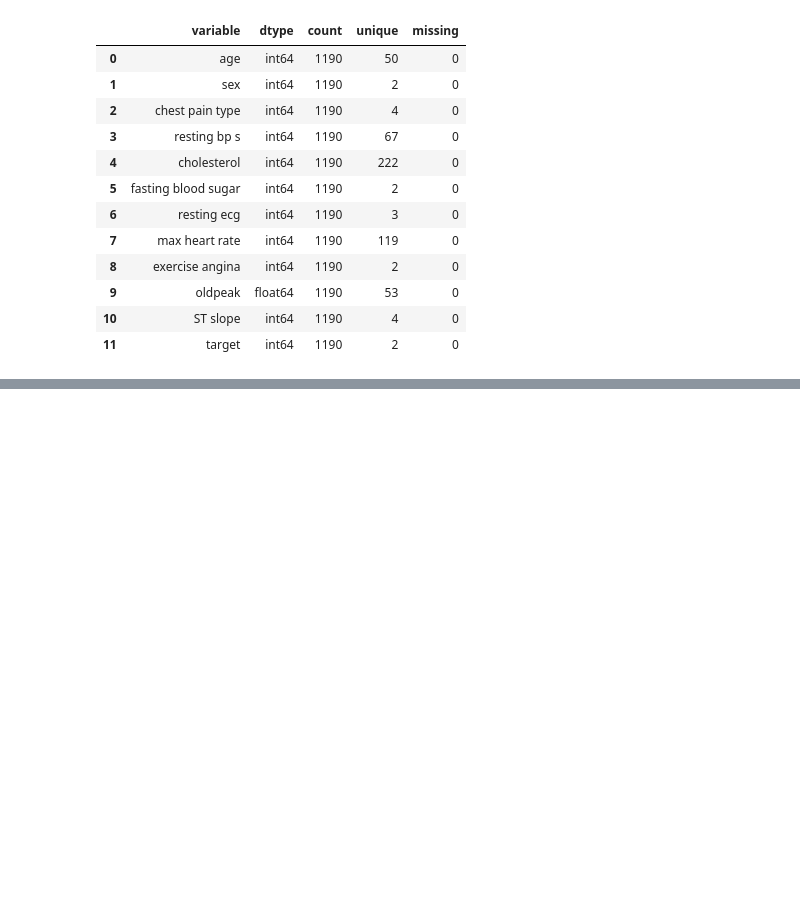
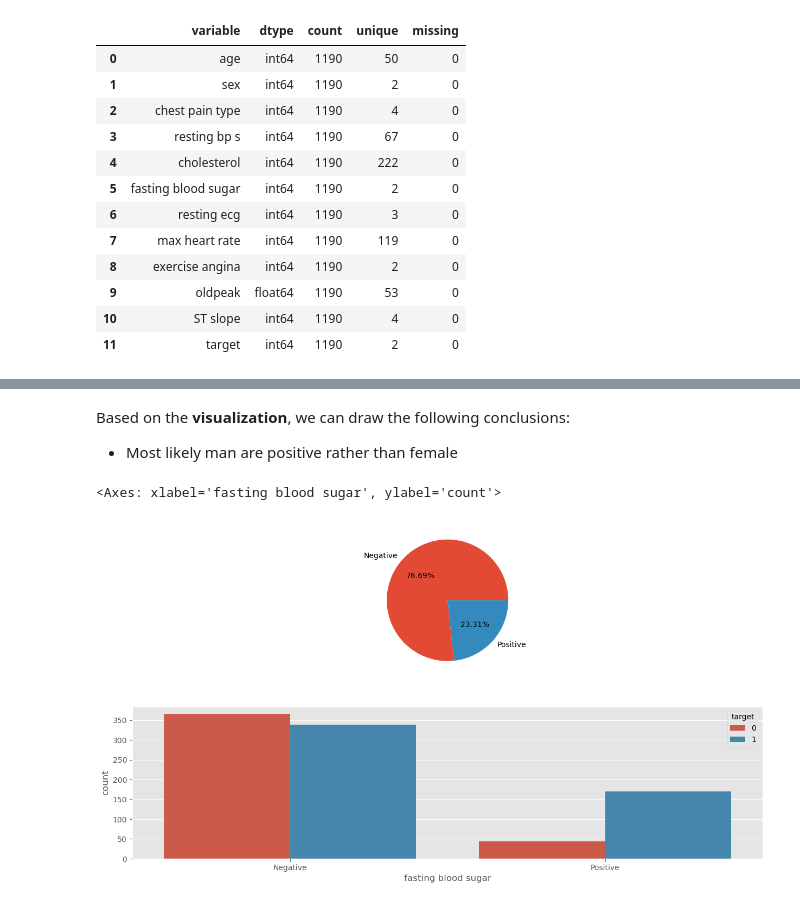
Before and after one commit to Muladi-Prog/Machine_Learning, a Jupyter notebook: simple-heart-disease-classification-using-xgboost.ipynb, the cells around one changed output, grey strips where cells are left out. Saved outputs shown, nothing was run; the diff lists cells and outputs as text; code cells hidden in the pictures; blank space fills up the shorter version.

```diff
--- a/simple-heart-disease-classification-using-xgboost.ipynb
+++ b/simple-heart-disease-classification-using-xgboost.ipynb
@@ -100,0 +179,19 @@ df.describe()
+# %% [markdown]
+Based on the **visualization**, we can draw the following conclusions:
+
+- Most likely man are positive rather than female
+# %%
+# Fasting blood sugar
+
+fig,[ax1,ax2] = plt.subplots(2,1,figsize=(15,8))
+df_sugar = df['fasting blood sugar'].copy()
+df_sugar = df_sugar.map(lambda x : 'Positive' if x == 1 else 'Negative')
+
+sugar = df_sugar.value_counts()
+ax1.pie(sugar,labels=sugar.index,autopct='%.2f%%')
+df_sugar2 = df.copy()
+df_sugar2['fasting blood sugar'] = df_sex2['fasting blood sugar'].map(lambda x : 'Positive' if x == 1 else 'Negative')
+sns.countplot(df_sugar2,x='fasting blood sugar',hue='target',ax=ax2)
+# %% [output]
+<Axes: xlabel='fasting blood sugar', ylabel='count'>
+[figure, added]
```
Also changed, not shown: parts of 33 cells of this notebook.
